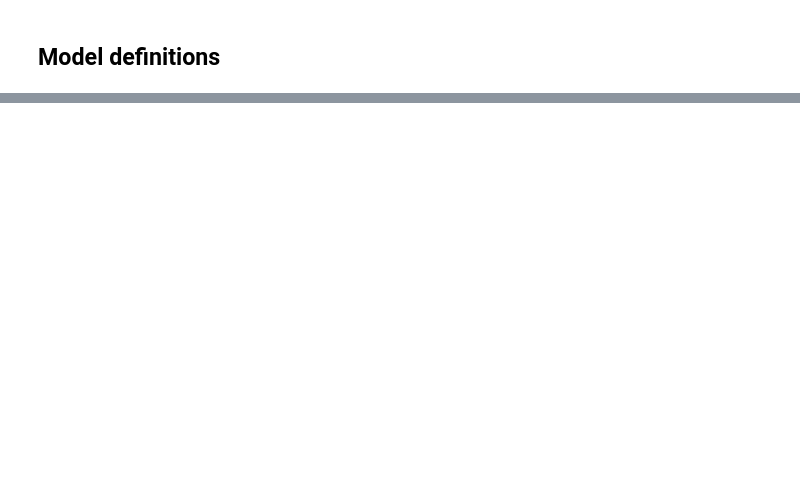
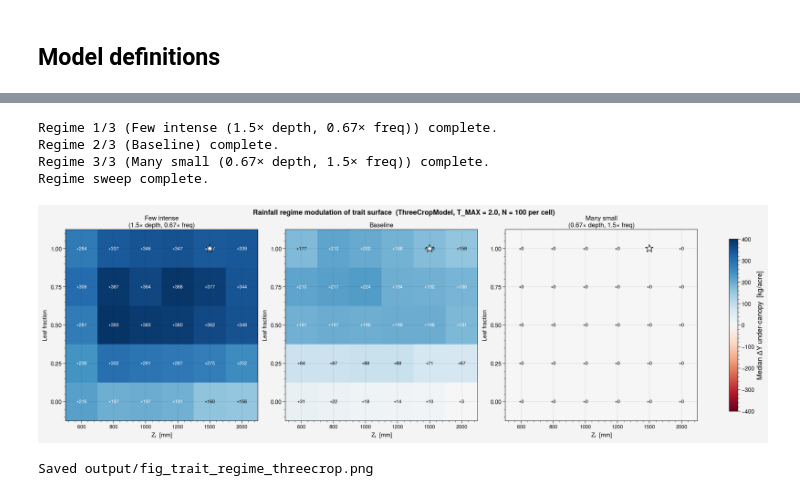
Before and after one commit to rms428/maize-Toff, a Jupyter notebook: tree.ipynb, the cells around one changed output, grey strips where cells are left out. Cells and saved outputs as stored; diff of their text form; code cells hidden in the pictures; blank space fills up the shorter version.

```diff
--- a/tree.ipynb
+++ b/tree.ipynb
@@ -531,0 +1591,77 @@ def simulate_systems(n_sims, *, lgp=180, texture="loam", seed=123,
+# %%
+# ── Trait surface × 3 rainfall regimes sweep ────────────────────────────
+N_REGIME_TRAIT = 100
+
+trait_regime = {}   # (regime_idx, lf, zr) -> dict(dY_under, dY_outside)
+
+for ri, reg in enumerate(REGIMES):
+    factory = (lambda a=reg['alpha_scale'], l=reg['lambda_scale']:
+               _make_climate(a, l))
+    for lf in LF_VALS:
+        for zr in ZR_VALS:
+            tree_p = dict(Zr=zr, T_MAX=2.0, sw_MPa=-4.0, s_star_MPa=-0.1,
+                          kc=1.0, canopy_cover=0.2, leaf_fraction=lf)
+            df_u, df_o, df_m = simulate_three_crops_regime(
+                N_REGIME_TRAIT, climate_factory=factory, seed=42, n_spinup=5,
+                tree_params=tree_p,
+            )
+            trait_regime[(ri, lf, zr)] = dict(
+                dY_under   = (df_u.Yield - df_m.Yield).median(),
+                dY_outside = (df_o.Yield - df_m.Yield).median(),
+            )
+    label = reg['label'].replace('\n', ' ')
+    print(f'Regime {ri+1}/3 ({label}) complete.')
+
+print('Regime sweep complete.')
+# %% [output]
+Regime 1/3 (Few intense (1.5× depth, 0.67× freq)) complete.
+Regime 2/3 (Baseline) complete.
+Regime 3/3 (Many small (0.67× depth, 1.5× freq)) complete.
+Regime sweep complete.
+# %%
+# ── Trait surface × rainfall regimes figure (under-canopy ΔY) ───────────────
+grids_reg = [
+    np.array([[trait_regime[(ri, lf, zr)]['dY_under']
+               for zr in ZR_VALS]
+              for lf in LF_VALS])
+    for ri in range(3)
+]
+
+vmax_reg = max(abs(g).max() for g in grids_reg)
+vmax_reg = np.ceil(vmax_reg / 50) * 50
+norm_reg = mcolors.TwoSlopeNorm(vmin=-vmax_reg, vcenter=0, vmax=vmax_reg)
+
+fig, axes = plt.subplots(1, 3, figsize=(16, 5), constrained_layout=True)
+
+for ax, grid, reg in zip(axes, grids_reg, REGIMES):
+    im = ax.imshow(grid, aspect='auto', cmap=cmap_div, norm=norm_reg,
+                   origin='lower', interpolation='nearest')
+    ax.set_xticks(range(len(ZR_VALS)))
+    ax.set_xticklabels([str(z) for z in ZR_VALS], fontsize=8)
+    ax.set_yticks(range(len(LF_VALS)))
+    ax.set_yticklabels([f'{lf:.2f}' for lf in LF_VALS], fontsize=9)
+    ax.set_xlabel('$Z_r$  [mm]', fontsize=9)
+    ax.set_ylabel('Leaf fraction', fontsize=9)
+    ax.set_title(reg['label'], fontsize=10, pad=4)
+    for i, lf in enumerate(LF_VALS):
+        for j, zr in enumerate(ZR_VALS):
+            val = grid[i, j]
+            fc = 'white' if abs(val) > vmax_reg * 0.45 else 'black'
+            ax.text(j, i, f'{val:+.0f}', ha='center', va='center',
+                    fontsize=7.5, color=fc)
+    ax.plot(ZR_VALS.index(1500), LF_VALS.index(1.0), 'w*',
+            ms=13, markeredgecolor='k', markeredgewidth=0.8, zorder=5)
+
+fig.colorbar(im, ax=axes.ravel().tolist(),
+             label='Median ΔY under-canopy  [kg/acre]', shrink=0.9)
+fig.suptitle(
+    'Rainfall regime modulation of trait surface  '
+    '(ThreeCropModel, T_MAX = 2.0, N = 100 per cell)',
+    fontsize=11, y=1.02)
+
+plt.savefig('output/fig_trait_regime_threecrop.png', dpi=150, bbox_inches='tight')
+plt.show()
+print('Saved output/fig_trait_regime_threecrop.png')
+# %% [output]
+[figure, added]
+Saved output/fig_trait_regime_threecrop.png
```
Also changed, not shown: parts of 19 cells of this notebook, 10 other files.
